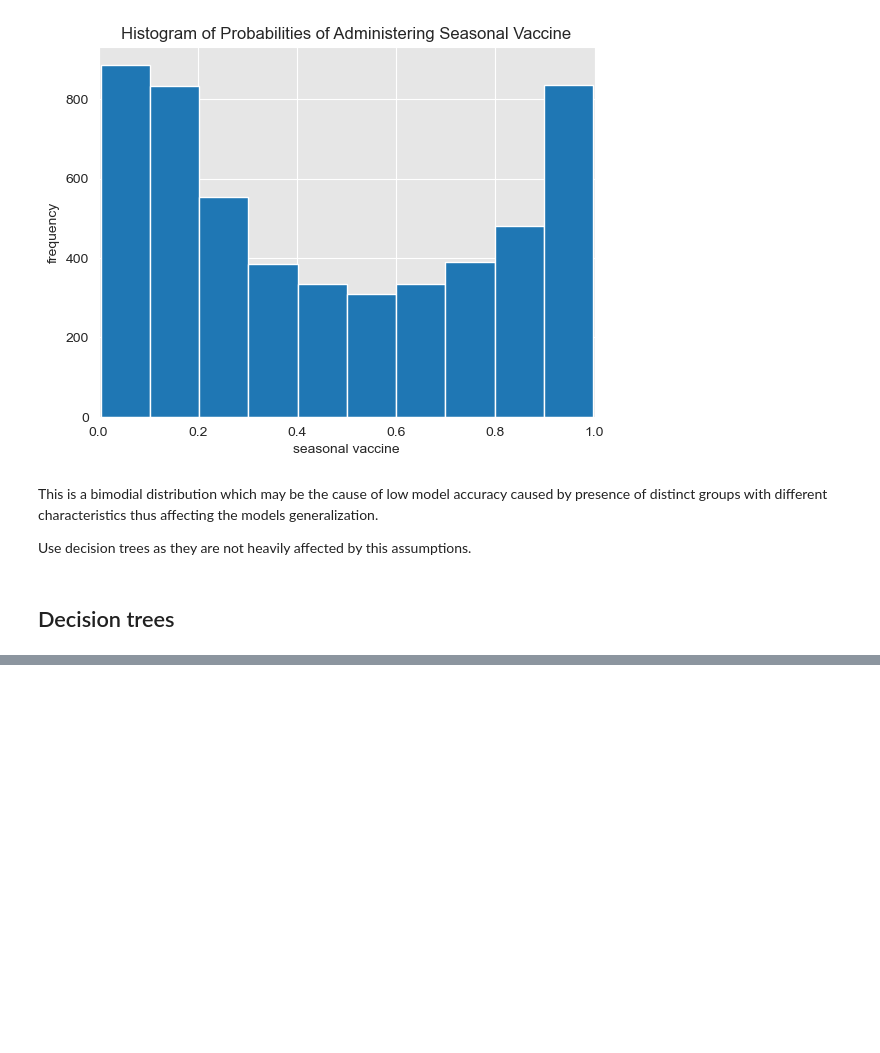
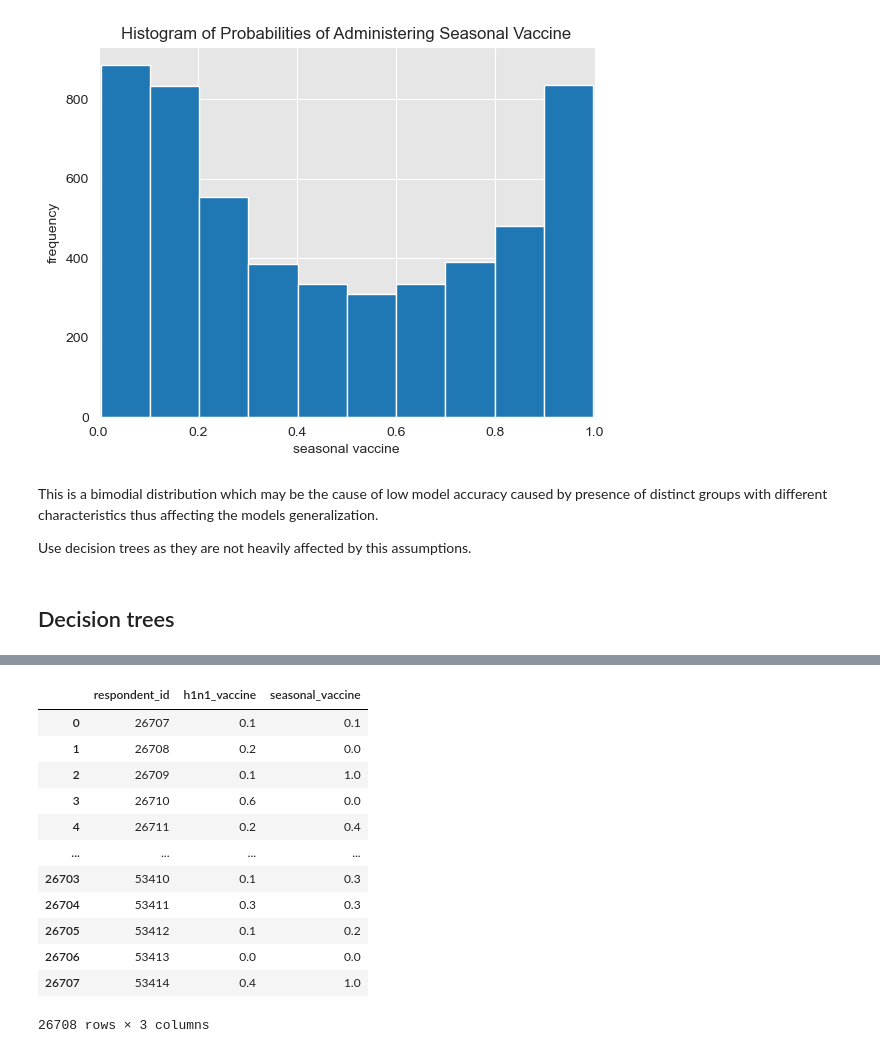
Before and after one commit to AwuorJ/Machine_Learning_Analysis_of_Gaps_in_Africas_Global_Health_Crisis_Response, a Jupyter notebook: workbook.ipynb, the cells around one changed output, grey strips where cells are left out. Saved outputs shown, nothing was run; the diff lists cells and outputs as text; code cells hidden in the pictures; blank space fills up the shorter version.

```diff
--- a/workbook.ipynb
+++ b/workbook.ipynb
@@ -624,18 +624,19 @@ ROC AUC : 0.8924
 # %% [markdown]
 Fit the test_set_df into the model
 # %%
-test_set_df = test_set_df[X_train.columns]
+test_set_df1 = test_set_df[X_train.columns]
 
 for col in X_train.columns:
-    if col not in test_set_df.columns:
-        test_set_df[col] = 0
+    if col not in test_set_df1.columns:
+        test_set_df1[col] = 0
 # %%
 from sklearn.linear_model import LogisticRegression
 
 model = LogisticRegression(max_iter= 1000)
 model.fit(X_train, y_train)
 
-y_predictions_prob = model.predict_proba(test_set_df)
+# Predict for y in the test_set_df
+y_predictions_prob = model.predict_proba(test_set_df1)
 y_predictions_prob_df = pd.DataFrame(data= y_predictions_prob, columns=['no h1n1_vaccine (0)', 'yes h1n1_vaccine (1)'])
 y_predictions_prob_df = y_predictions_prob_df.round(1).drop(columns= ['no h1n1_vaccine (0)'])
 y_predictions_prob_df
@@ -783,0 +923,18 @@ Use decision trees as they are not heavily affected by this assumptions.
+# %%
+predictions_df = pd.concat([test_set_features['respondent_id'], y_predictions_prob_df, y_predictions_prob_df1], axis=1)
+predictions_df = predictions_df.rename(columns= {'yes h1n1_vaccine (1)':'h1n1_vaccine', 'yes seasonal_vaccine (1)': 'seasonal_vaccine'})
+predictions_df
+# %% [output]
+|  | respondent_id | h1n1_vaccine | seasonal_vaccine |
+| 0 | 26707 | 0.1 | 0.1 |
+| 1 | 26708 | 0.2 | 0.0 |
+| 2 | 26709 | 0.1 | 1.0 |
+| 3 | 26710 | 0.6 | 0.0 |
+| 4 | 26711 | 0.2 | 0.4 |
+| ... | ... | ... | ... |
+| 26703 | 53410 | 0.1 | 0.3 |
+| 26704 | 53411 | 0.3 | 0.3 |
+| 26705 | 53412 | 0.1 | 0.2 |
+| 26706 | 53413 | 0.0 | 0.0 |
+| 26707 | 53414 | 0.4 | 1.0 |
+26708 rows × 3 columns
```
Also changed, not shown: parts of 12 cells of this notebook.
